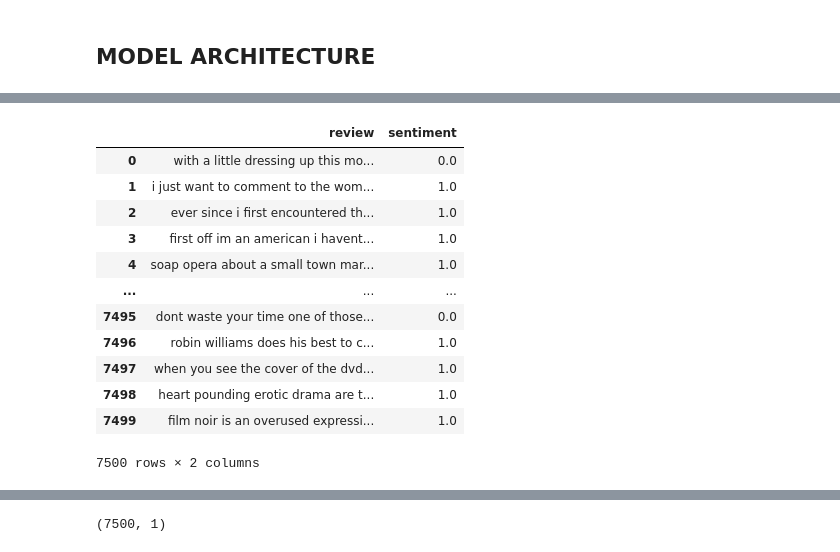
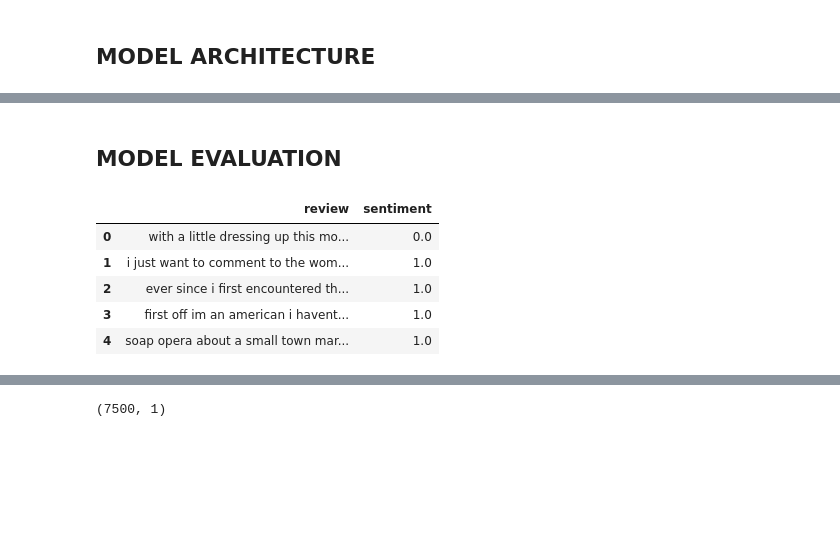
Before and after one commit to rahul-ohlan/TWARP, a Jupyter notebook: imdb_interpretabilityV2.ipynb, the cells around one changed output, grey strips where cells are left out. Cells and saved outputs as stored; diff of their text form; code cells hidden in the pictures; blank space fills up the shorter version.

```diff
--- a/imdb_interpretabilityV2.ipynb
+++ b/imdb_interpretabilityV2.ipynb
@@ -1051,3 +636,5 @@ model.load_weights(f"{BASE_PATH}imdb_bestWeightsV2.h5")
+# %% [markdown]
+## MODEL EVALUATION
 # %%
 # prepare test data for evaluation:
 test_gen   = dataset(test_df["review"].values,test_df["sentiment"].values,max_length = MAX_LENGTH, tokenizer = tokenizer, projection_dim=PROJECTION_DIM, val = True)
@@ -1056,18 +643,11 @@ test_ds = tf.data.Dataset.from_generator(test_gen,
                                            ({"input_ids" : tf.TensorSpec(shape = (MAX_LENGTH,), dtype = tf.int32 ),"attention_masks":tf.TensorSpec(shape = (MAX_LENGTH,), dtype = tf.int32),"space":tf.TensorSpec(shape = (PROJECTION_DIM,), dtype = tf.int32)},
                                             tf.TensorSpec(shape = (), dtype = (tf.float32)))).batch(BATCH_SIZE)
 # %%
-test_df
+test_df.head()
 # %% [output]
 |  | review | sentiment |
 | 0 | with a little dressing up this mo... | 0.0 |
 | 1 | i just want to comment to the wom... | 1.0 |
 | 2 | ever since i first encountered th... | 1.0 |
 | 3 | first off im an american i havent... | 1.0 |
 | 4 | soap opera about a small town mar... | 1.0 |
-| ... | ... | ... |
-| 7495 | dont waste your time one of those... | 0.0 |
-| 7496 | robin williams does his best to c... | 1.0 |
-| 7497 | when you see the cover of the dvd... | 1.0 |
-| 7498 | heart pounding erotic drama are t... | 1.0 |
-| 7499 | film noir is an overused expressi... | 1.0 |
-7500 rows × 2 columns
```
Also changed, not shown: parts of 113 cells of this notebook.
